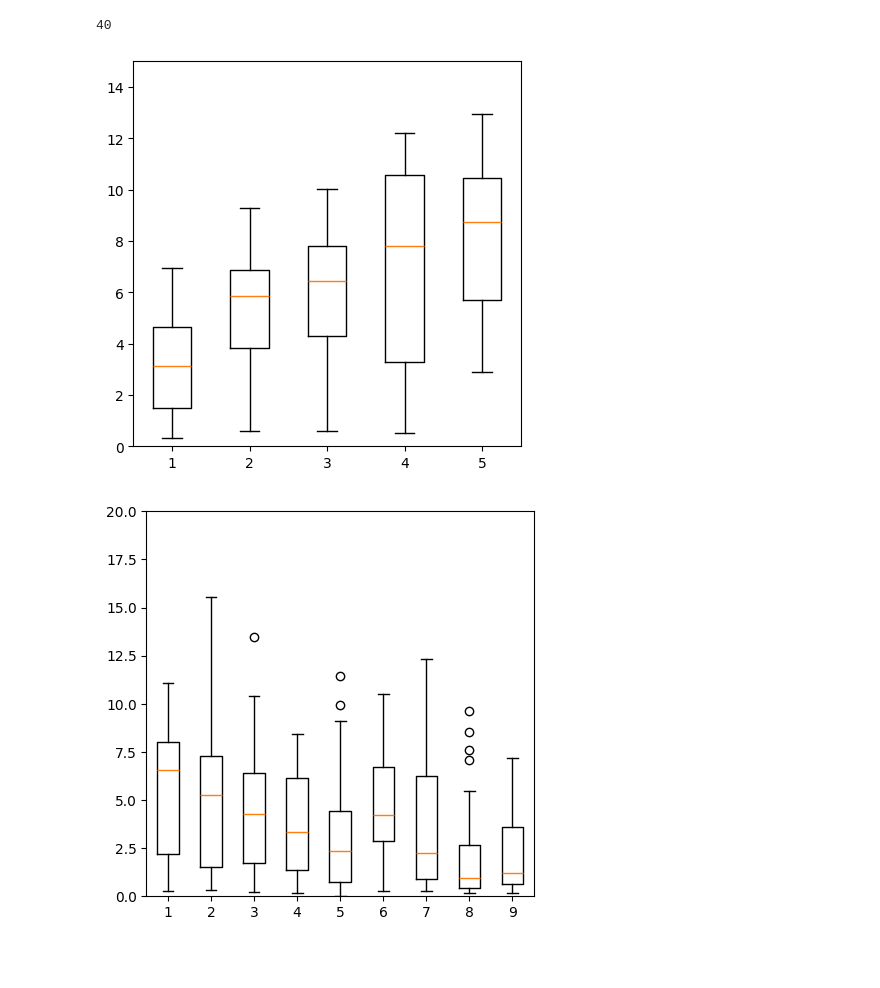
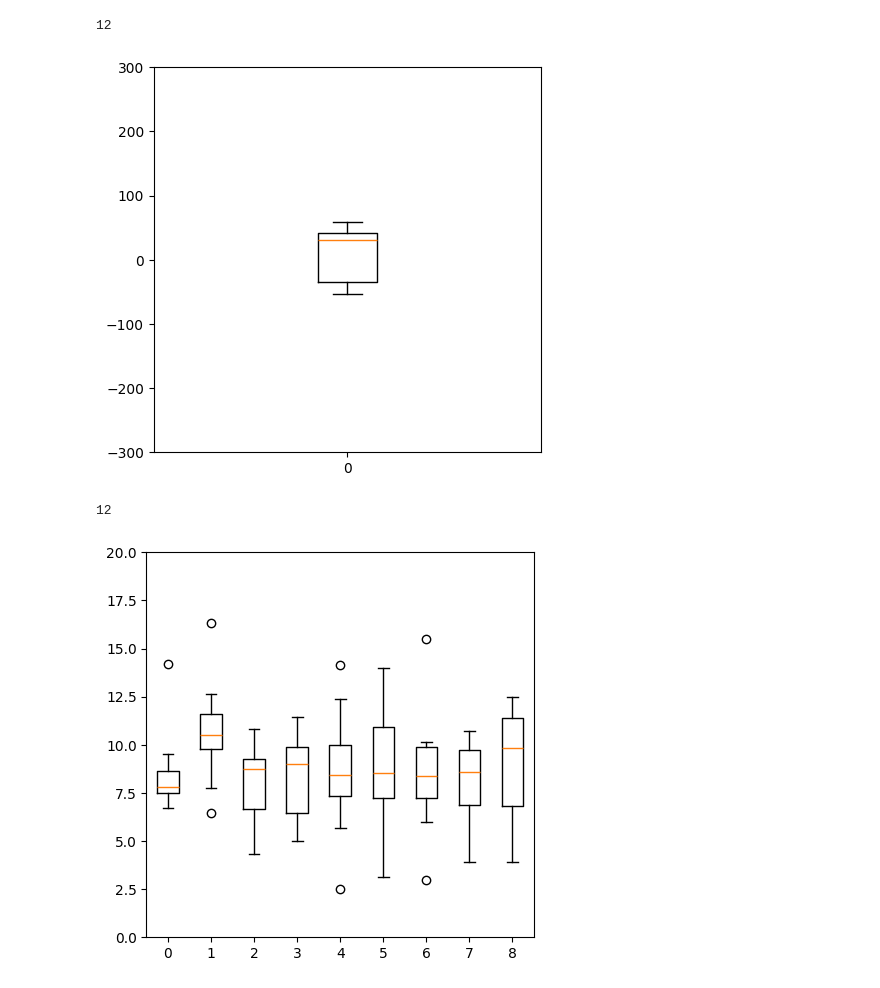
Before and after one commit to chrisjdallmann/roadrunner, a Jupyter notebook: code/plot_arena_data.ipynb, the cells around one changed output. Drawn from its saved outputs; the diff is of its cells as text; code cells hidden in the pictures; blank space fills up the shorter version.

Commit message:
Add plotting options

```diff
--- a/code/plot_arena_data.ipynb
+++ b/code/plot_arena_data.ipynb
@@ -9,4 +9,4 @@ from scipy import ndimage
 import matplotlib.pyplot as plt
 # %%
 # Set data directory
-data_dir = r'Z:/Data/Roadrunner/GtACR_arena/'
+data_dir = r'Z:/Data/Roadrunner/CsChrimson_arena/'
@@ -13,6 +17,7 @@ data_dir = r'Z:/Data/Roadrunner/GtACR_arena/'
 # %%
 # Load data
-df = pd.read_csv(data_dir+'roadrunner.csv')
+# Positive angular velocity corresponds to counterclockwise turning
+df = pd.read_csv(data_dir+'roadrunner_sparc.csv')
 df
 # %% [output]
 |  | set | intensity | animal_id | frame | time | n_stimulus | x | y | forward_velocity | ... |
@@ -145,51 +122,51 @@ for intensity_index, intensity in enumerate(intensities):
-# %%
-n_animals
-# %% [output]
-40
+# %%
+n_animals
+# %% [output]
+12
 # %%
-# Plot speed over intensity
+# Plot speed
 fig, ax = plt.subplots(figsize=(5, 5))
-
-plt.boxplot(mean_speeds, positions=[1,2,3,4,5])
-
-ax.set_ylim(0,15)
-plt.savefig(r'C:\Users\Chris\Desktop\figure.eps')
+plt.boxplot(mean_parameters, positions=range(len(intensities)))
+ax.set_ylim(-300,300)
+# plt.savefig(r'C:\Users\Chris\Desktop\figure.eps')
 plt.show()
 # %% [output]
-[figure, old version]
+[figure, new version]
 # %%
 # Calculate mean speed for each animal and repetition for a specific intensity
-intensity = 1
+parameter_name = 'speed'
+sets = ['Right','Left']
+intensity = 9
 stimulus_duration = 10 # s
-sampling_rate = 20 # Hz
-filter_size = 0.2 # s
 
 # Initialize variables
-df_sub = df[df.intensity==intensity]
+df_sub = df[(df.intensity==intensity) & (df.set.isin(sets))]
 animal_ids = df_sub.animal_id.unique().tolist()
 n_animals = len(animal_ids)
 n_stimulus_presentations = len(df_sub.n_stimulus[df_sub.n_stimulus!=0].unique().tolist())
-mean_speeds = np.zeros((n_animals, n_stimulus_presentations))
+mean_parameters = np.zeros((n_animals, n_stimulus_presentations))
 
 # Loop over animals
 for animal_id_index, animal_id in enumerate(animal_ids):
     n_stimulus = df_sub.n_stimulus[df_sub.animal_id==animal_id].to_numpy()
     stimulus_onset_indices = np.argwhere(np.diff(n_stimulus)>0)+1
-    speed = df_sub.speed[df_sub.animal_id==animal_id].to_numpy()
+    parameter = df_sub[parameter_name][df_sub.animal_id==animal_id].to_numpy()
 
     # Loop over stimulus presentations
     for index, _ in enumerate(stimulus_onset_indices):
         onset = stimulus_onset_indices[index][0]
         offset = stimulus_onset_indices[index][0]+stimulus_duration*sampling_rate
-        mean_speeds[animal_id_index,index] = np.mean(ndimage.median_filter(speed[onset:offset], size=int(filter_size*sampling_rate)))
+        mean_parameters[animal_id_index,index] = np.mean(ndimage.median_filter(parameter[onset:offset], size=int(filter_size*sampling_rate)))
+# %%
+n_animals
+# %% [output]
+12
 # %%
-# Plot speed over stimulus repetition
+# Plot speed over stimulus repetitions
 fig, ax = plt.subplots(figsize=(5, 5))
-
-plt.boxplot(mean_speeds, positions=[1,2,3,4,5,6,7,8,9])
-
+plt.boxplot(mean_parameters, positions=range(len(stimulus_onset_indices)))
 ax.set_ylim(0,20)
 # plt.savefig(r'C:\Users\Chris\Desktop\figure.eps')
 plt.show()
 # %% [output]
-[figure, old version]
+[figure, new version]
```
Also changed, not shown: parts of 10 cells of this notebook.
